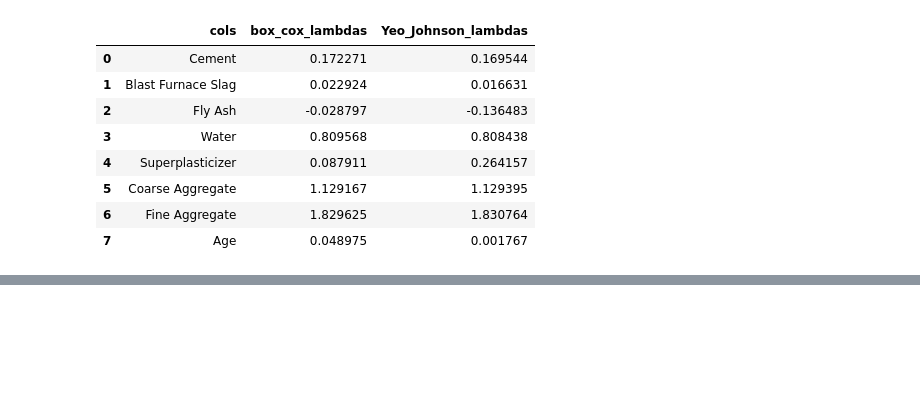
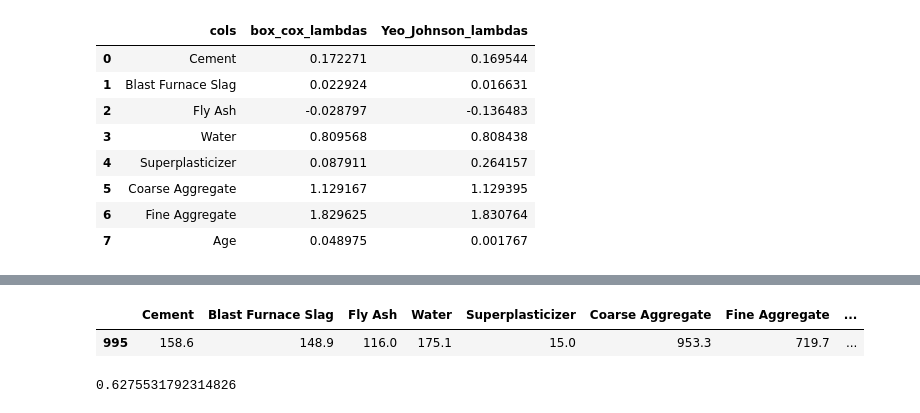
Before and after one commit to ajaykumar080286/feature_engineering, a Jupyter notebook: 17_power_transformer.ipynb, the cells around one changed output, grey strips where cells are left out. Cells and saved outputs as stored; diff of their text form; code cells hidden in the pictures; blank space fills up the shorter version.

```diff
--- a/17_power_transformer.ipynb
+++ b/17_power_transformer.ipynb
@@ -219,0 +243,15 @@ pd.DataFrame({'cols':X_train.columns,'box_cox_lambdas':pt.lambdas_,'Yeo_Johnson_
+# %%
+X_trasform_pipe=column_transform.fit_transform(X_train)
+X_test_pipe=column_transform.transform(X_test)
+X_train.head(1)
+# %% [output]
+|  | Cement | Blast Furnace Slag | Fly Ash | Water | Superplasticizer | Coarse Aggregate | Fine Aggregate | ... |
+| 995 | 158.6 | 148.9 | 116.0 | 175.1 | 15.0 | 953.3 | 719.7 | ... |
+# %%
+lr = LinearRegression()
+lr.fit(X_trasform_pipe,y_train)
+
+y_pred3 = lr.predict(X_test_pipe)
+r2_score(y_test,y_pred3)
+# %% [output]
+0.6275531792314826
```
Also changed, not shown: parts of 7 cells of this notebook.
